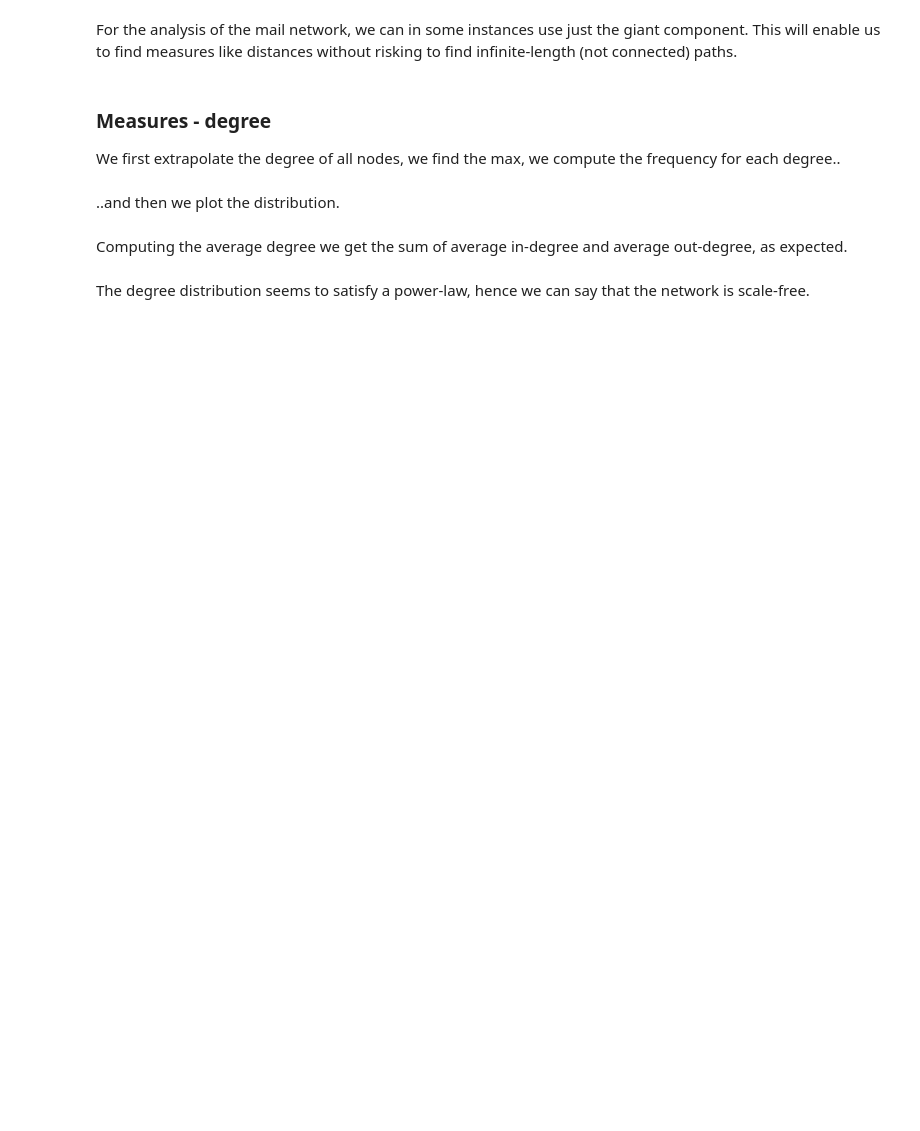
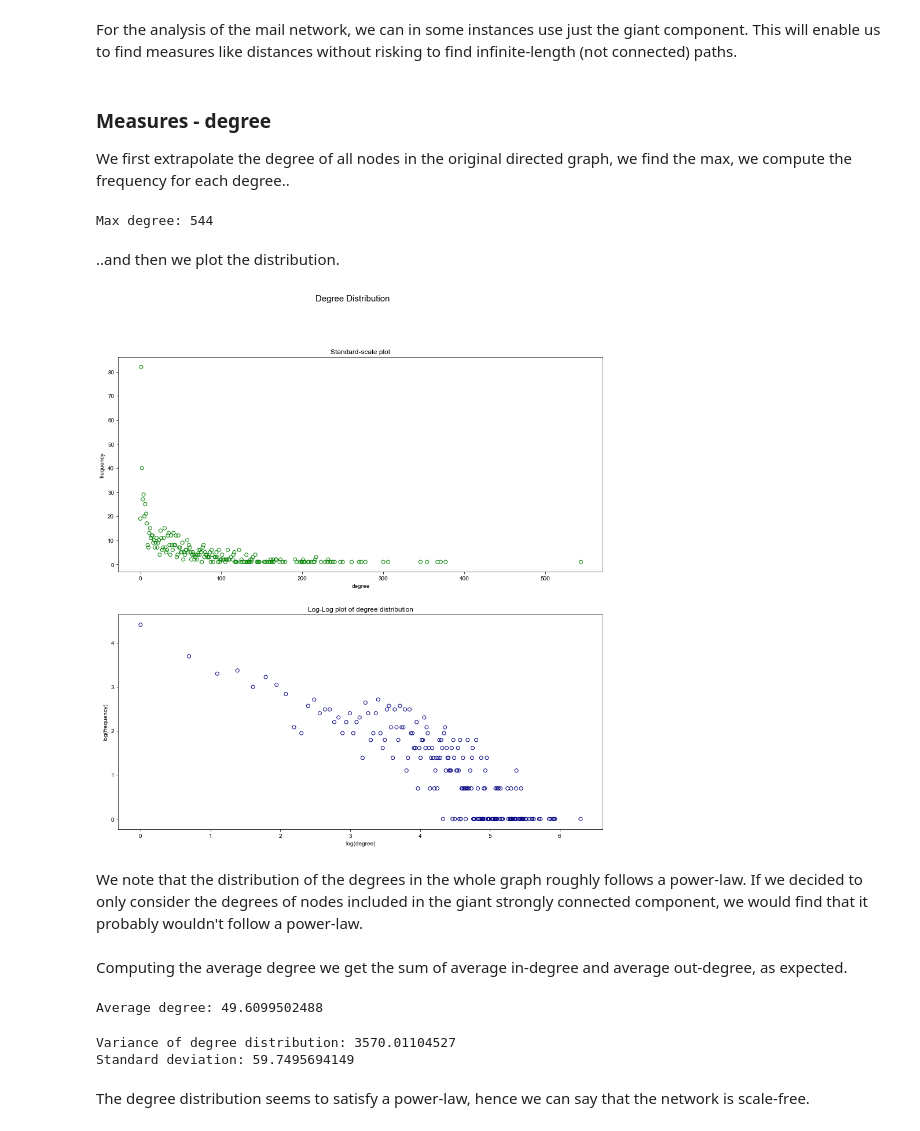
Before and after one commit to abovethecloud/complex_networks, a Jupyter notebook: PROJECT/assignment_2/departments_notebook.ipynb, the cells around one changed output. Drawn from its saved outputs; the diff is of its cells as text; code cells hidden in the pictures; blank space fills up the shorter version.

```diff
--- a/PROJECT/assignment_2/departments_notebook.ipynb
+++ b/PROJECT/assignment_2/departments_notebook.ipynb
@@ -158,7 +279,7 @@ For the analysis of the mail network, we can in some instances use just the gian
 # %% [markdown]
 ### Measures - degree
 
-We first extrapolate the degree of all nodes, we find the max, we compute the frequency for each degree..
+We first extrapolate the degree of all nodes in the original directed graph, we find the max, we compute the frequency for each degree..
 # %%
 node_and_degrees = mail_DG.degree  # Iterator over 2-tuples (node, degree)
 
@@ -166,38 +287,47 @@ node_degrees = list(deg for _, deg in mail_DG.degree)  # List of degrees
 # %%
 deg_counter = Counter(node_degrees)
 
-degrees = list(sorted(deg_counter.keys()))
-deg_freq = list(deg_counter[deg] for deg in degrees)
+degrees = np.array(sorted(deg_counter.keys()))
+deg_freq = np.array(list(deg_counter[deg] for deg in degrees))
 
 max_degree = max(degrees)
 print("Max degree: " + str(max_degree))
 
-log_degrees = np.log(degrees)
-log_deg_freq = np.log(deg_freq)
+mask_not_null = np.all([degrees != 0, deg_freq != 0], axis = 0)
+log_degrees = np.log(degrees[mask_not_null])
+log_deg_freq = np.log(deg_freq[mask_not_null])
+# %% [output]
+Max degree: 544
 # %% [markdown]
 ..and then we plot the distribution.
 # %%
 # Create a Figure divided in two Axes (subplots)
 fig, (ax, ax_log) = plt.subplots(2, 1)
 fig.set_size_inches(15, 15)
 fig.suptitle("Degree Distribution", fontsize = 15)
 
 # In the first Axis draw the standard-scale distribution of degrees
 ax.set_xlabel('degree')
 ax.set_ylabel('frequency')
 ax.set_title("Standard-scale plot")
 ax.scatter(degrees, deg_freq, marker = 'o', facecolors='none', edgecolors='#008000', label = 'Degree distribution')
+degrees = np.array(degrees)
 
 # In the second Axis draw the log-log distribution of degrees
 ax_log.set_xlabel('log(degree)')
 ax_log.set_ylabel('log(frequency)')
 ax_log.set_title("Log-Log plot of degree distribution")
 ax_log.scatter(log_degrees, log_deg_freq, marker = 'o', facecolors='none', edgecolors='#000080', label = 'log-log distribution')
 
 # Save the figure as png and plot it
 #legend()  # No need for the legend
 plt.savefig("degree_distribution.png")
 plt.show()
+# %% [output]
+[figure, added]
+# %% [markdown]
+We note that the distribution of the degrees in the whole graph roughly follows a power-law.
+If we decided to only consider the degrees of nodes included in the giant strongly connected component, we would find that it probably wouldn't follow a power-law.
 # %% [markdown]
 Computing the average degree we get the sum of average in-degree and average out-degree, as expected.
 # %%
@@ -209,6 +339,8 @@ for deg, freq in zip(degrees, deg_freq):
 
 avg_deg = partial_sum/tot_deg
 print("Average degree: " + str(avg_deg))
+# %% [output]
+Average degree: 49.6099502488
 # %%
 partial_sum = 0
 for deg, freq in zip(degrees, deg_freq):
@@ -217,6 +349,9 @@ for deg, freq in zip(degrees, deg_freq):
 var_deg = partial_sum/tot_deg
 print("Variance of degree distribution: " + str(var_deg))
 print("Standard deviation: " + str(np.sqrt(var_deg)))
+# %% [output]
+Variance of degree distribution: 3570.01104527
+Standard deviation: 59.7495694149
 # %% [markdown]
 The degree distribution seems to satisfy a power-law, hence we can say that the network is scale-free.
 # %% [markdown]
```
Also changed, not shown: parts of 36 cells of this notebook, 1 other file.
